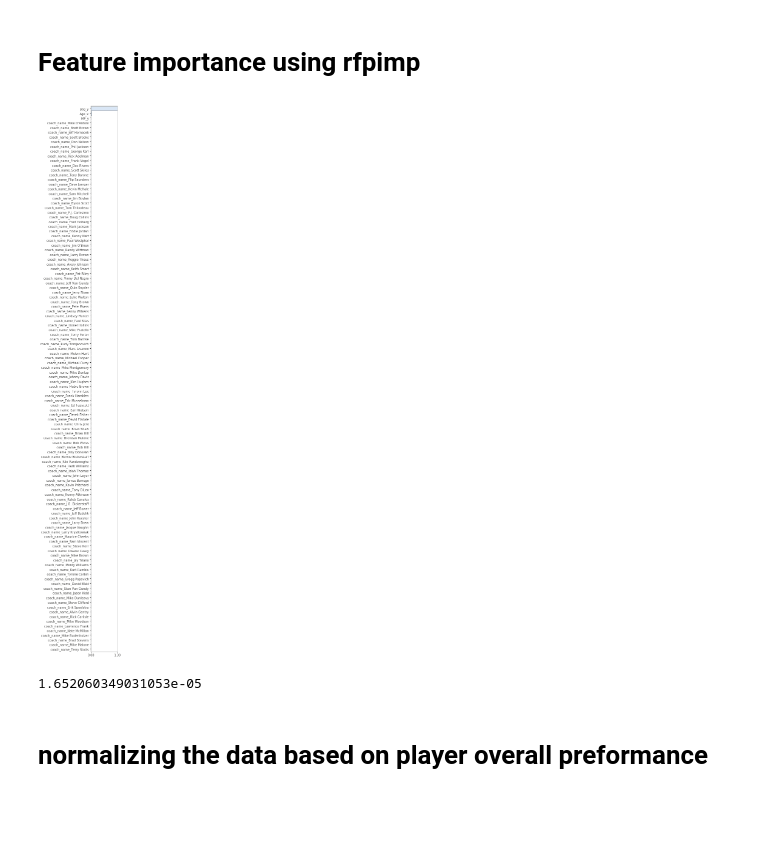
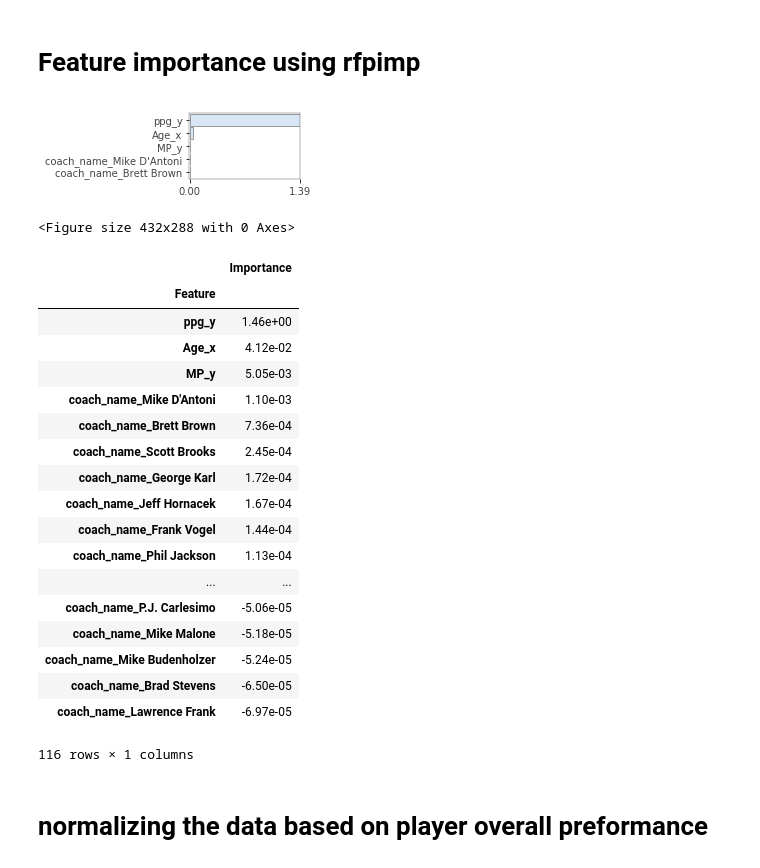
Before and after one commit to eranblack/Capstone, a Jupyter notebook: EDA.ipynb, the cells around one changed output. Drawn from its saved outputs; the diff is of its cells as text; code cells hidden in the pictures; blank space fills up the shorter version.

Commit message:
model 1 FI plot

```diff
--- a/EDA.ipynb
+++ b/EDA.ipynb
@@ -462,14 +466,37 @@ plt.show()
 # Feature importance using rfpimp
 # %%
 imp =importances(rf_reg, X_test, y_test, cols) # permutation
-viz = plot_importances(imp)
+viz = plot_importances(imp[:5])
+viz.save('plots/test2.png')
 viz.view()
 # %% [output]
-[figure, old version]
+[figure, new version]
-# %%
-imp.values[3:].mean()
-# %% [output]
-1.652060349031053e-05
+# %%
+viz.save('plots/test.png')
+# %% [output]
+<Figure size 432x288 with 0 Axes>
+# %%
+imp
+# %% [output]
+|  | Importance |
+| Feature |  |
+| ppg_y | 1.46e+00 |
+| Age_x | 4.12e-02 |
+| MP_y | 5.05e-03 |
+| coach_name_Mike D'Antoni | 1.10e-03 |
+| coach_name_Brett Brown | 7.36e-04 |
+| coach_name_Scott Brooks | 2.45e-04 |
+| coach_name_George Karl | 1.72e-04 |
+| coach_name_Jeff Hornacek | 1.67e-04 |
+| coach_name_Frank Vogel | 1.44e-04 |
+| coach_name_Phil Jackson | 1.13e-04 |
+| ... | ... |
+| coach_name_P.J. Carlesimo | -5.06e-05 |
+| coach_name_Mike Malone | -5.18e-05 |
+| coach_name_Mike Budenholzer | -5.24e-05 |
+| coach_name_Brad Stevens | -6.50e-05 |
+| coach_name_Lawrence Frank | -6.97e-05 |
+116 rows × 1 columns
 # %% [markdown]
 # normalizing the data based on player overall preformance
 # %%
```
Also changed, not shown: parts of 6 cells of this notebook, 4 other files.
